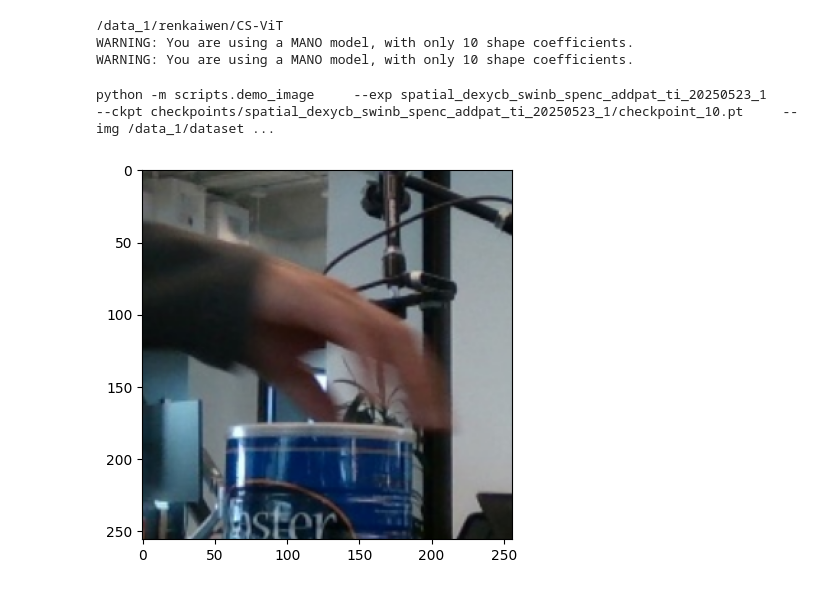
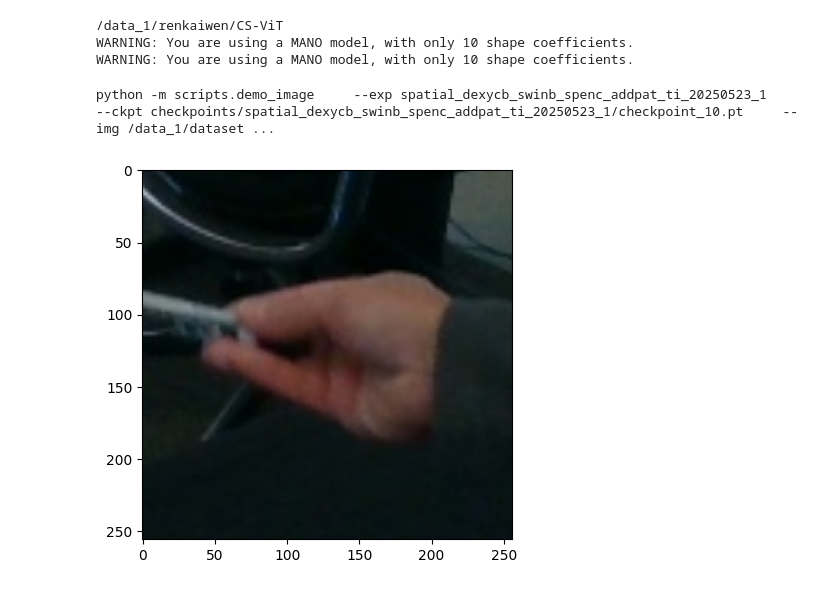
Before and after one commit to Mine268/CS-ViT, a Jupyter notebook: notebook/extract_from_dataset.ipynb, the cells around one changed output. Cells and saved outputs as stored; diff of their text form; code cells hidden in the pictures.

```diff
--- a/notebook/extract_from_dataset.ipynb
+++ b/notebook/extract_from_dataset.ipynb
@@ -28,7 +28,7 @@ dataset = DexYCB(
 #     expansion_ratio=1.25
 # )
 # %%
-sample = dataset[10]
+sample = dataset[623]
 
 patch_np = sample["patches"].numpy()
 patch_np = patch_np[0].transpose(1, 2, 0)
@@ -36,31 +36,31 @@ patch_np = (patch_np * 255).astype("uint8")
 
 plt.imshow(patch_np)
 
 img_path = sample["imgs_path"][0]
 bbox_tight = sample["bbox_tight"][0].tolist()
 focal = sample["focal"][0].tolist()
 princpt = sample["princpt"][0].tolist()
 
 exp = "spatial_dexycb_swinb_spenc_addpat_ti_20250523_1"
 ckpt = "checkpoints/spatial_dexycb_swinb_spenc_addpat_ti_20250523_1/checkpoint_10.pt"
 
 cmd = """python -m scripts.demo_image \
     --exp {} \
     --ckpt {} \
     --img {} \
     --out render/demo_out.png \
     --focal {} {} \
     --princpt {} {}""".format(
     exp,
     ckpt,
     img_path,
     focal[0],
     focal[1],
     princpt[0],
     princpt[1],
 )
 
 print(cmd)
 # %% [output]
 python -m scripts.demo_image     --exp spatial_dexycb_swinb_spenc_addpat_ti_20250523_1     --ckpt checkpoints/spatial_dexycb_swinb_spenc_addpat_ti_20250523_1/checkpoint_10.pt     --img /data_1/dataset ...
-[figure, old version]
+[figure, new version]
```
Also changed, not shown: 3 other files.
